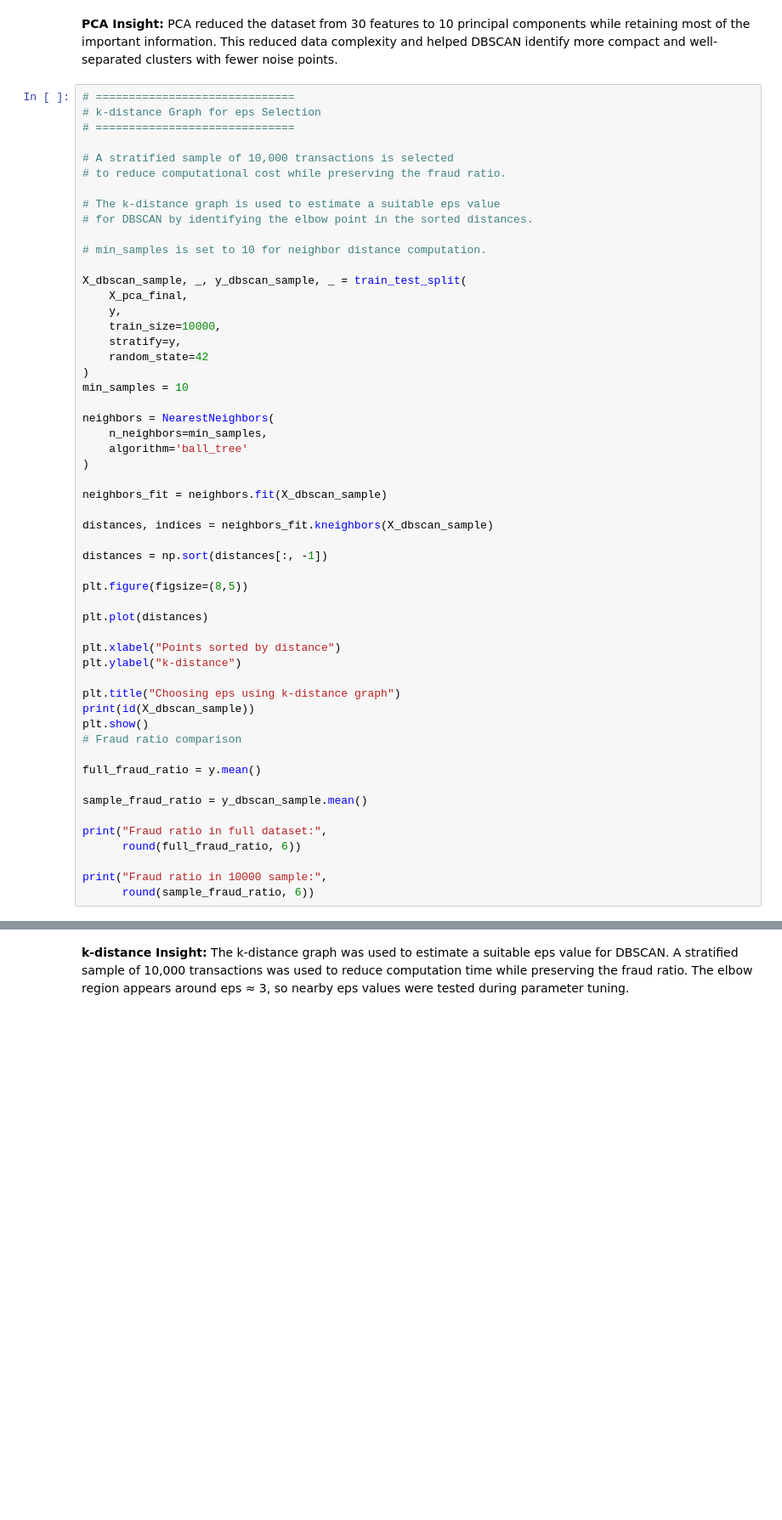
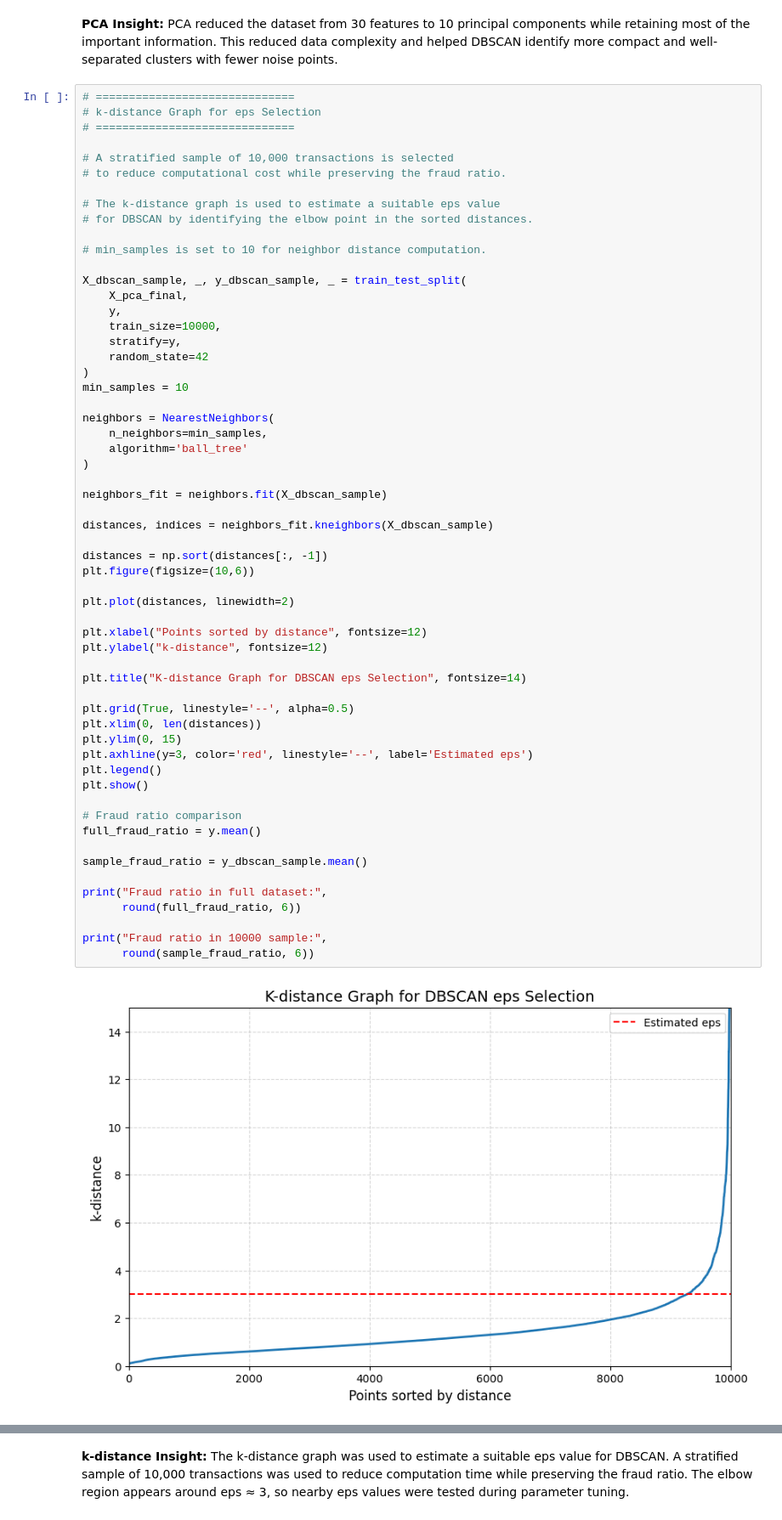
Before and after one commit to DOHA-BASEM3/FINAL-PROJECT, a Jupyter notebook: Ghena_Preprocessing_PCA_tSNE.ipynb, the cells around one changed output, grey strips where cells are left out. Shown at 85% size. Drawn from its saved outputs; the diff is of its cells as text; blank space fills up the shorter version.

```diff
--- a/Ghena_Preprocessing_PCA_tSNE.ipynb
+++ b/Ghena_Preprocessing_PCA_tSNE.ipynb
@@ -597,37 +590,42 @@ X_dbscan_sample, _, y_dbscan_sample, _ = train_test_split(
     random_state=42
 )
 min_samples = 10
 
 neighbors = NearestNeighbors(
     n_neighbors=min_samples,
     algorithm='ball_tree'
 )
 
 neighbors_fit = neighbors.fit(X_dbscan_sample)
 
 distances, indices = neighbors_fit.kneighbors(X_dbscan_sample)
 
 distances = np.sort(distances[:, -1])
+plt.figure(figsize=(10,6))
 
-plt.figure(figsize=(8,5))
+plt.plot(distances, linewidth=2)
 
-plt.plot(distances)
+plt.xlabel("Points sorted by distance", fontsize=12)
+plt.ylabel("k-distance", fontsize=12)
 
-plt.xlabel("Points sorted by distance")
-plt.ylabel("k-distance")
+plt.title("K-distance Graph for DBSCAN eps Selection", fontsize=14)
 
-plt.title("Choosing eps using k-distance graph")
-print(id(X_dbscan_sample))
+plt.grid(True, linestyle='--', alpha=0.5)
+plt.xlim(0, len(distances))
+plt.ylim(0, 15)
+plt.axhline(y=3, color='red', linestyle='--', label='Estimated eps')
+plt.legend()
 plt.show()
+
 # Fraud ratio comparison
-
 full_fraud_ratio = y.mean()
 
 sample_fraud_ratio = y_dbscan_sample.mean()
 
 print("Fraud ratio in full dataset:",
       round(full_fraud_ratio, 6))
 
 print("Fraud ratio in 10000 sample:",
       round(sample_fraud_ratio, 6))
 # %% [output]
+[figure, new version]
```
Also changed, not shown: parts of 4 cells of this notebook.
